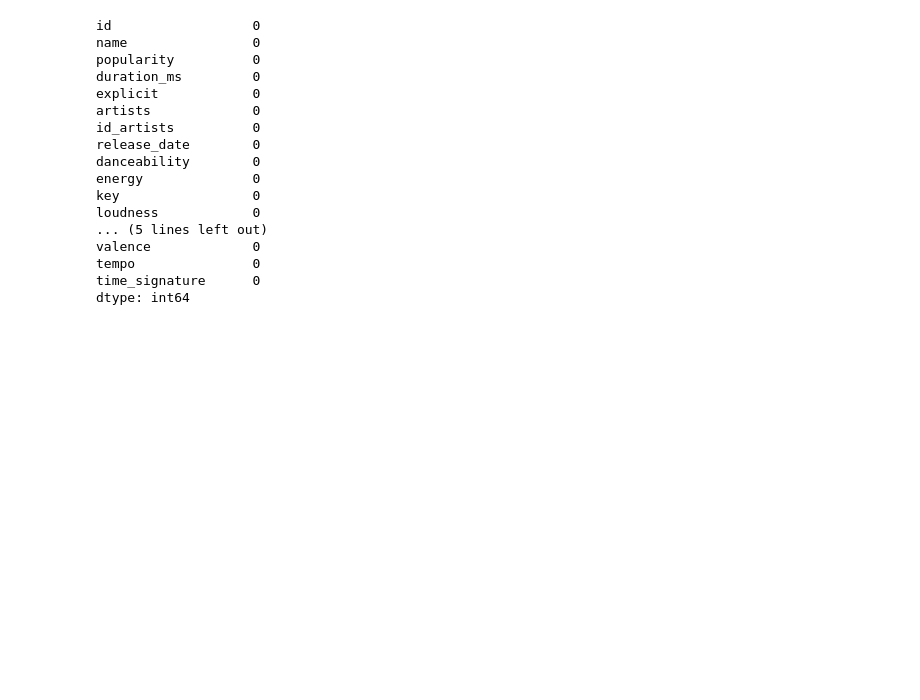
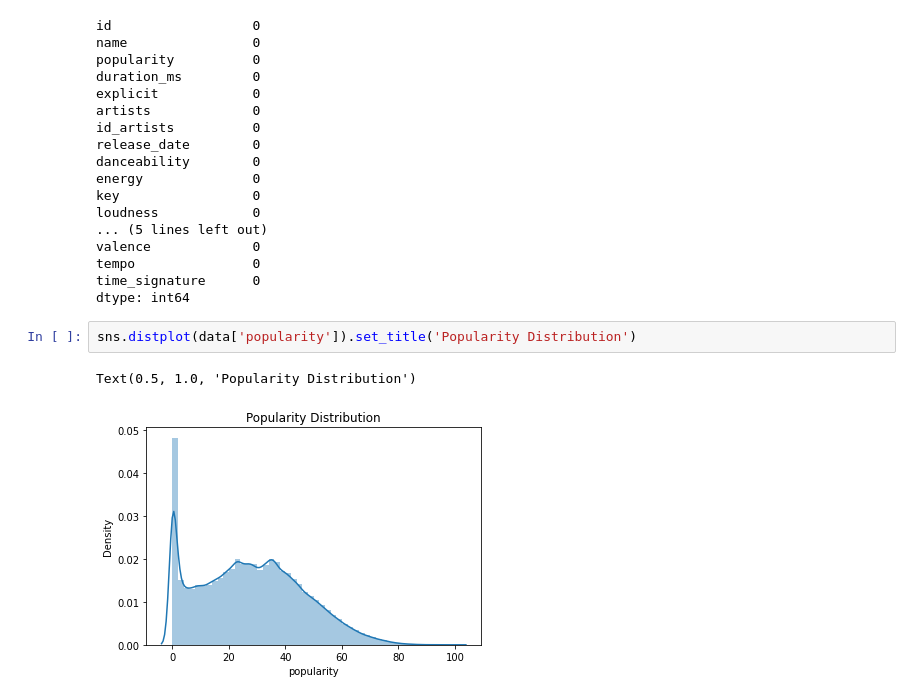
Before and after one commit to adityamulik/INFO-6105---Data-Science-Engineering-And-Tools, a Jupyter notebook: Final_Project/Spotify Music Prediction Algorithm.ipynb, the cells around one changed output. Cells and saved outputs as stored; diff of their text form; blank space fills up the shorter version.

```diff
--- a/Final_Project/Spotify Music Prediction Algorithm.ipynb
+++ b/Final_Project/Spotify Music Prediction Algorithm.ipynb
@@ -232,3 +236,8 @@ valence             0
 tempo               0
 time_signature      0
 dtype: int64
+# %%
+sns.distplot(data['popularity']).set_title('Popularity Distribution')
+# %% [output]
+Text(0.5, 1.0, 'Popularity Distribution')
+[figure, added]
```
Also changed, not shown: parts of 43 cells of this notebook.
